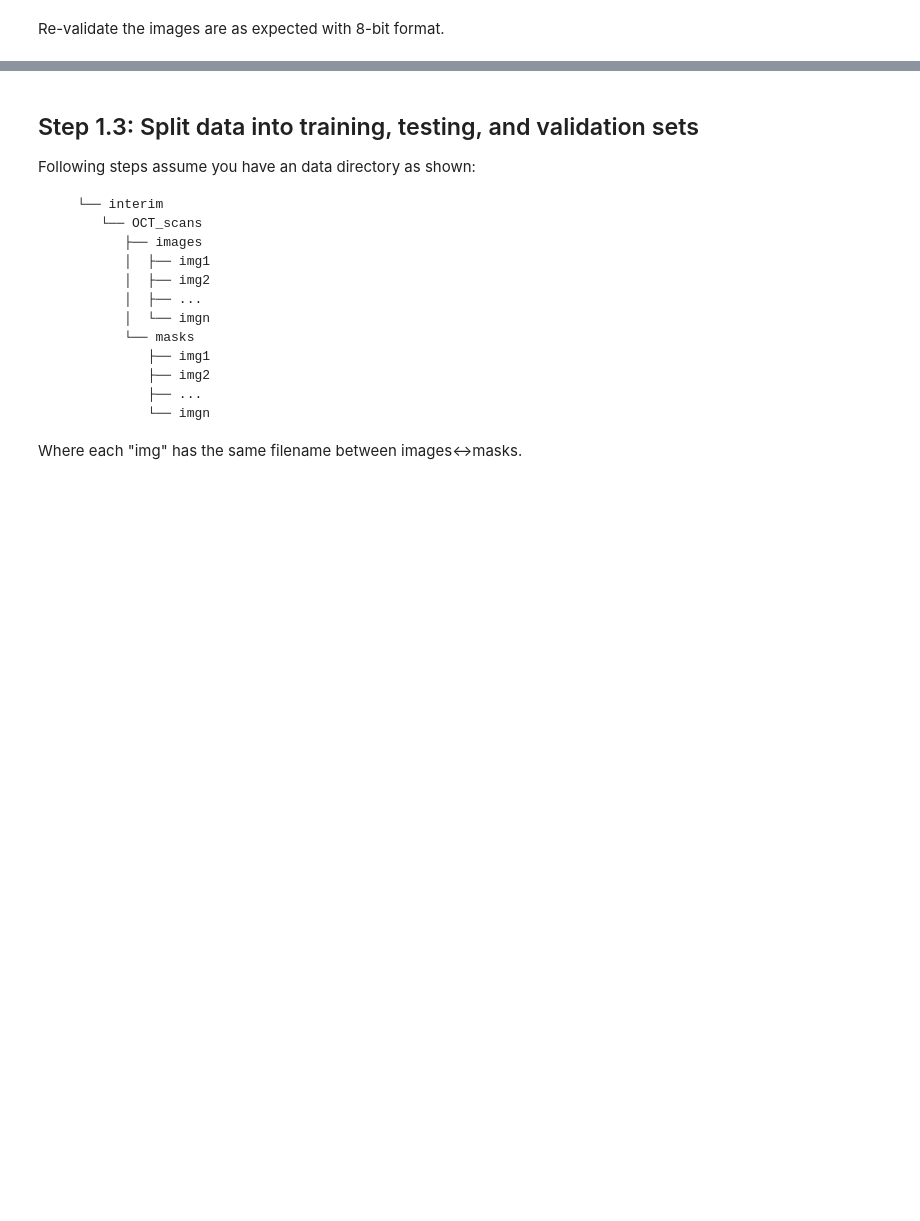
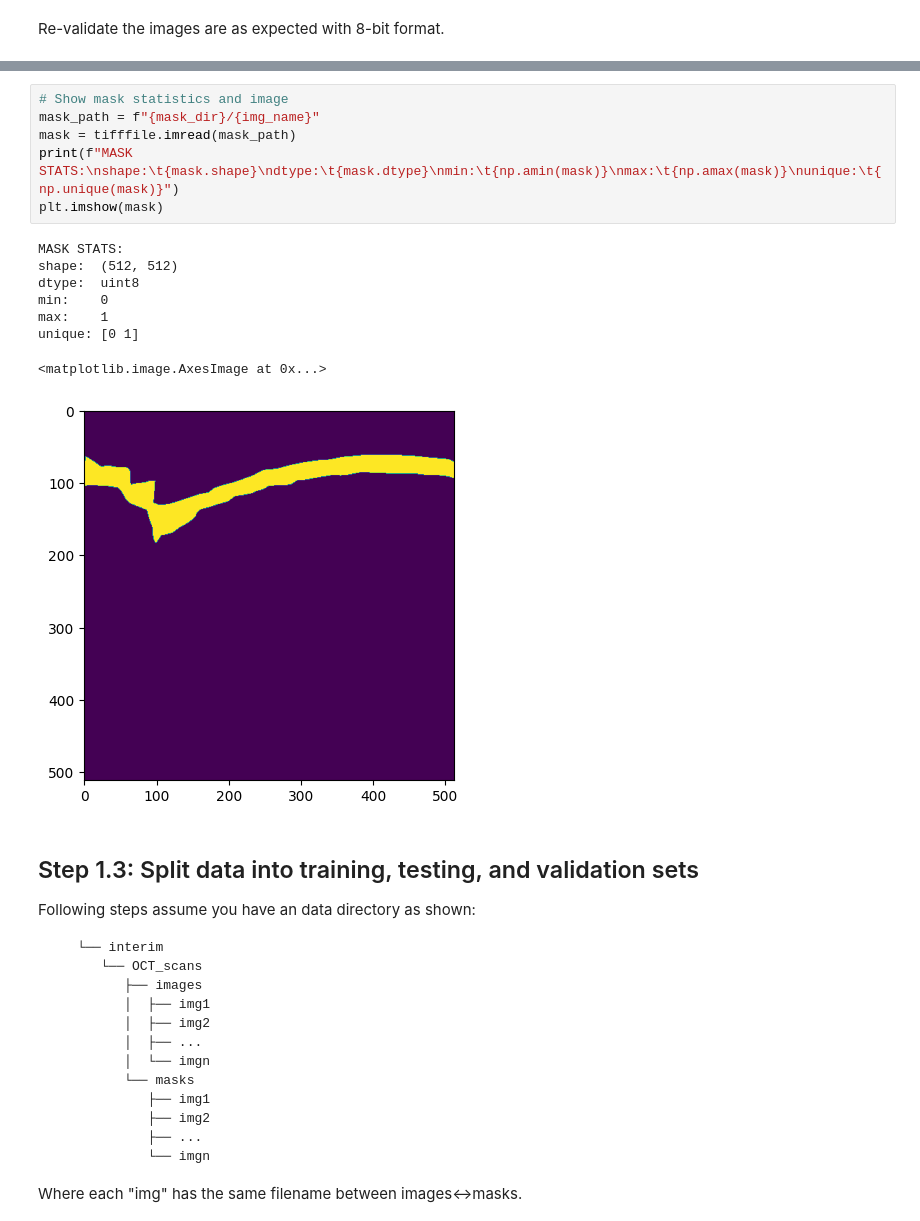
Before and after one commit to obria006/unet_segmentation, a Jupyter notebook: notebooks/1_prepare_data.ipynb, the cells around one changed output, grey strips where cells are left out. Drawn from its saved outputs; the diff is of its cells as text; blank space fills up the shorter version.

Commit message:
Bugfix: Save masks as 1bit binary (vs 8bit binary)

```diff
--- a/notebooks/1_prepare_data.ipynb
+++ b/notebooks/1_prepare_data.ipynb
@@ -152,3 +166,18 @@ max:    254
+# %%
+# Show mask statistics and image
+mask_path = f"{mask_dir}/{img_name}"
+mask = tifffile.imread(mask_path)
+print(f"MASK STATS:\nshape:\t{mask.shape}\ndtype:\t{mask.dtype}\nmin:\t{np.amin(mask)}\nmax:\t{np.amax(mask)}\nunique:\t{np.unique(mask)}")
+plt.imshow(mask)
+# %% [output]
+MASK STATS:
+shape:  (512, 512)
+dtype:  uint8
+min:    0
+max:    1
+unique: [0 1]
+<matplotlib.image.AxesImage at 0x...>
+[figure, added]
 # %% [markdown]
 ## Step 1.3: Split data into training, testing, and validation sets
 
```
Also changed, not shown: parts of 8 cells of this notebook, 1 other file.
